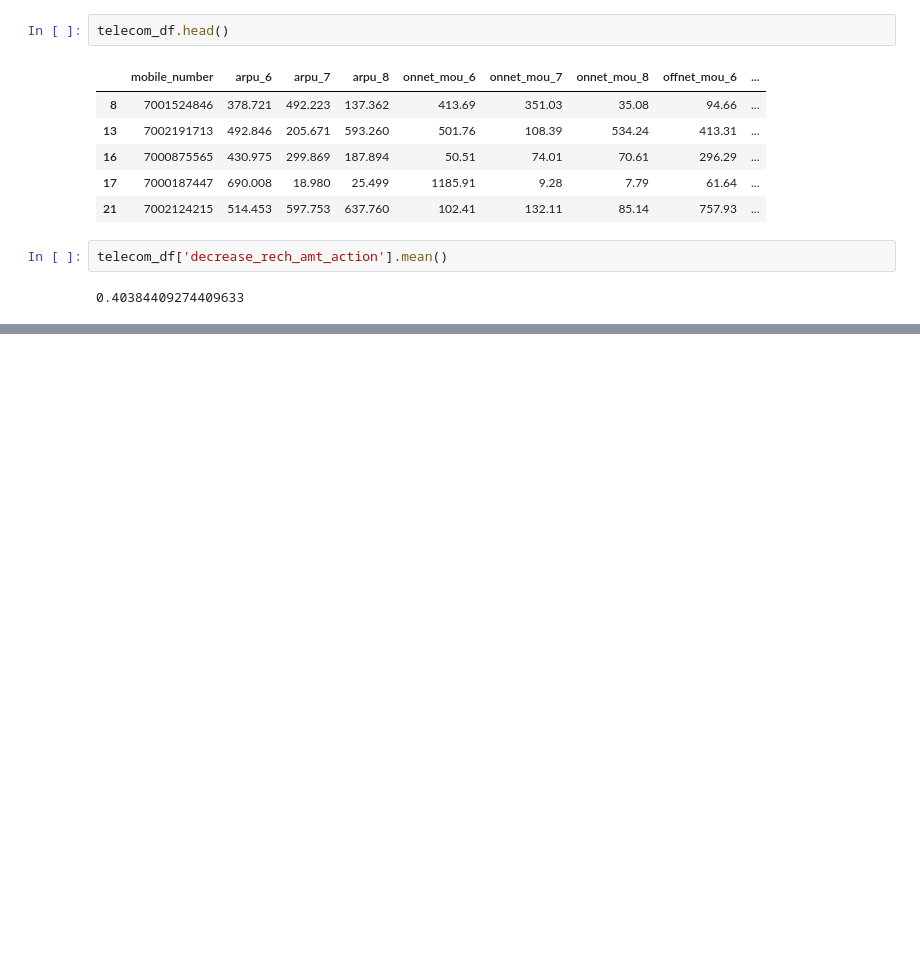
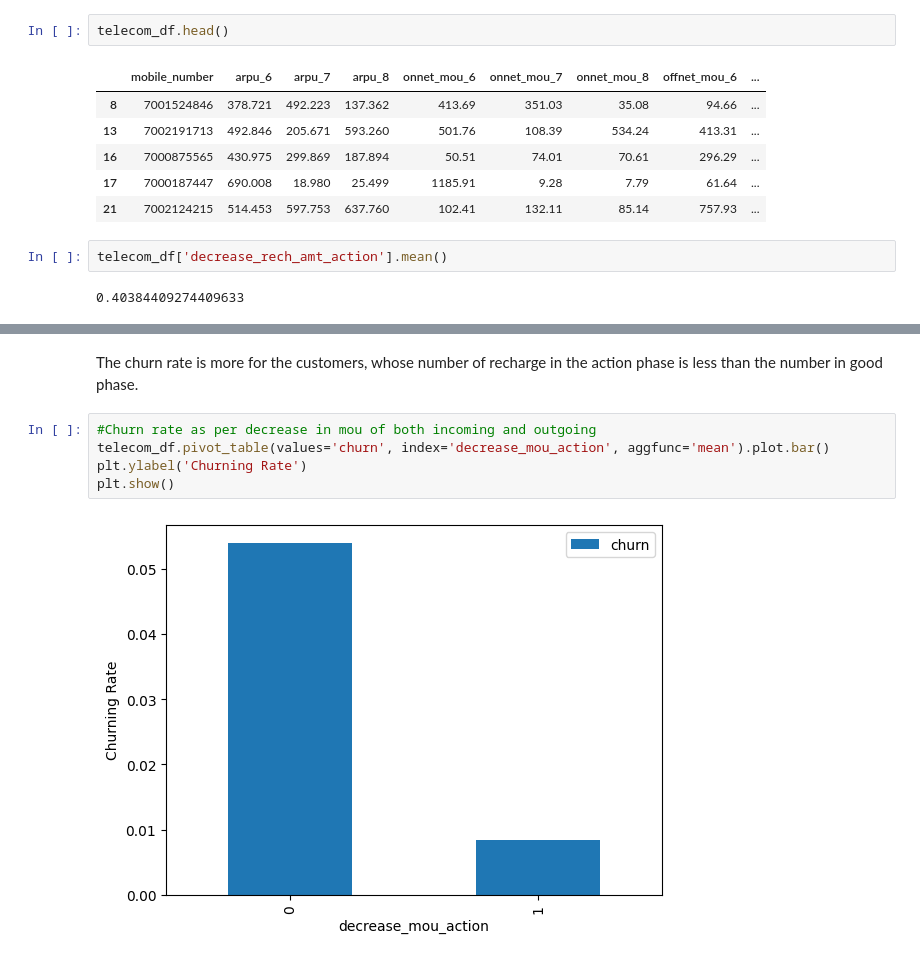
Before and after one commit to AkankshaDwivedi/telecom-churn-assignment, a Jupyter notebook: Telecom_Churn_Case_study.ipynb, the cells around one changed output, grey strips where cells are left out. Cells and saved outputs as stored; diff of their text form; blank space fills up the shorter version.

```diff
--- a/Telecom_Churn_Case_study.ipynb
+++ b/Telecom_Churn_Case_study.ipynb
@@ -869,0 +965,9 @@ telecom_df['decrease_rech_amt_action'].mean()
+# %% [markdown]
+The churn rate is more for the customers, whose number of recharge in the action phase is less than the number in good phase.
+# %%
+#Churn rate as per decrease in mou of both incoming and outgoing
+telecom_df.pivot_table(values='churn', index='decrease_mou_action', aggfunc='mean').plot.bar()
+plt.ylabel('Churning Rate')
+plt.show()
+# %% [output]
+[figure, added]
```
Also changed, not shown: parts of 46 cells of this notebook.
